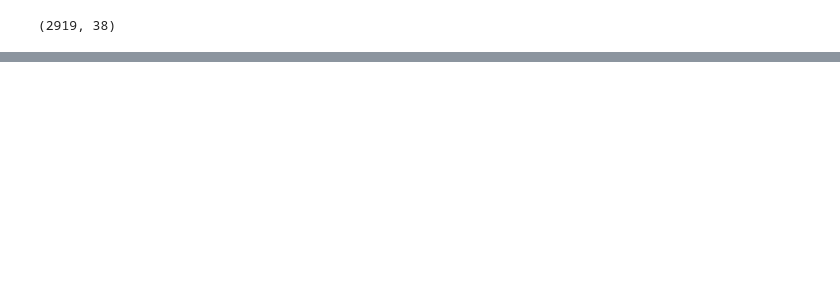
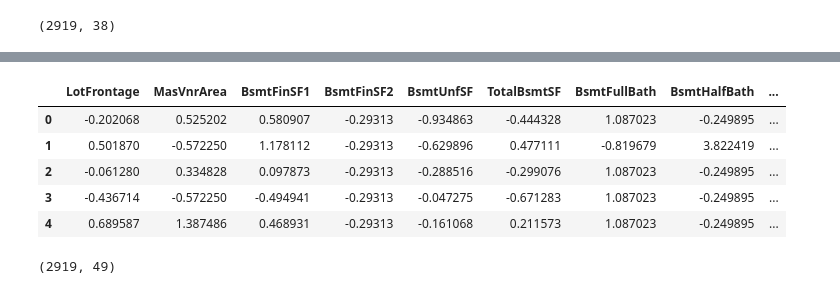
Before and after one commit to spidermanxyz98/House_price_prediction, a Jupyter notebook: House_price_prediction.ipynb, the cells around one changed output, grey strips where cells are left out. Drawn from its saved outputs; the diff is of its cells as text; code cells hidden in the pictures; blank space fills up the shorter version.

```diff
--- a/House_price_prediction.ipynb
+++ b/House_price_prediction.ipynb
@@ -112,0 +129,22 @@ X_scale.shape
+# %%
+#substitute NaN with mean
+imr=Imputer(missing_values='NaN', strategy='mean', axis=0)
+X_float=imr.fit_transform(X[float_feature])
+X_float=pd.DataFrame(X_float, columns=float_feature)
+#standardlize float feature data
+X_float=StandardScaler().fit_transform(X_float)
+X_float=pd.DataFrame(X_float, columns=float_feature)
+X_float.head()
+# %% [output]
+|  | LotFrontage | MasVnrArea | BsmtFinSF1 | BsmtFinSF2 | BsmtUnfSF | TotalBsmtSF | BsmtFullBath | BsmtHalfBath | ... |
+| 0 | -0.202068 | 0.525202 | 0.580907 | -0.29313 | -0.934863 | -0.444328 | 1.087023 | -0.249895 | ... |
+| 1 | 0.501870 | -0.572250 | 1.178112 | -0.29313 | -0.629896 | 0.477111 | -0.819679 | 3.822419 | ... |
+| 2 | -0.061280 | 0.334828 | 0.097873 | -0.29313 | -0.288516 | -0.299076 | 1.087023 | -0.249895 | ... |
+| 3 | -0.436714 | -0.572250 | -0.494941 | -0.29313 | -0.047275 | -0.671283 | 1.087023 | -0.249895 | ... |
+| 4 | 0.689587 | 1.387486 | 0.468931 | -0.29313 | -0.161068 | 0.211573 | 1.087023 | -0.249895 | ... |
+# %%
+#combine the integer data and float data
+X_scale=X_scale.join(X_float)
+X_scale.shape
+# %% [output]
+(2919, 49)
```
Also changed, not shown: parts of 38 cells of this notebook, 4 other files.
